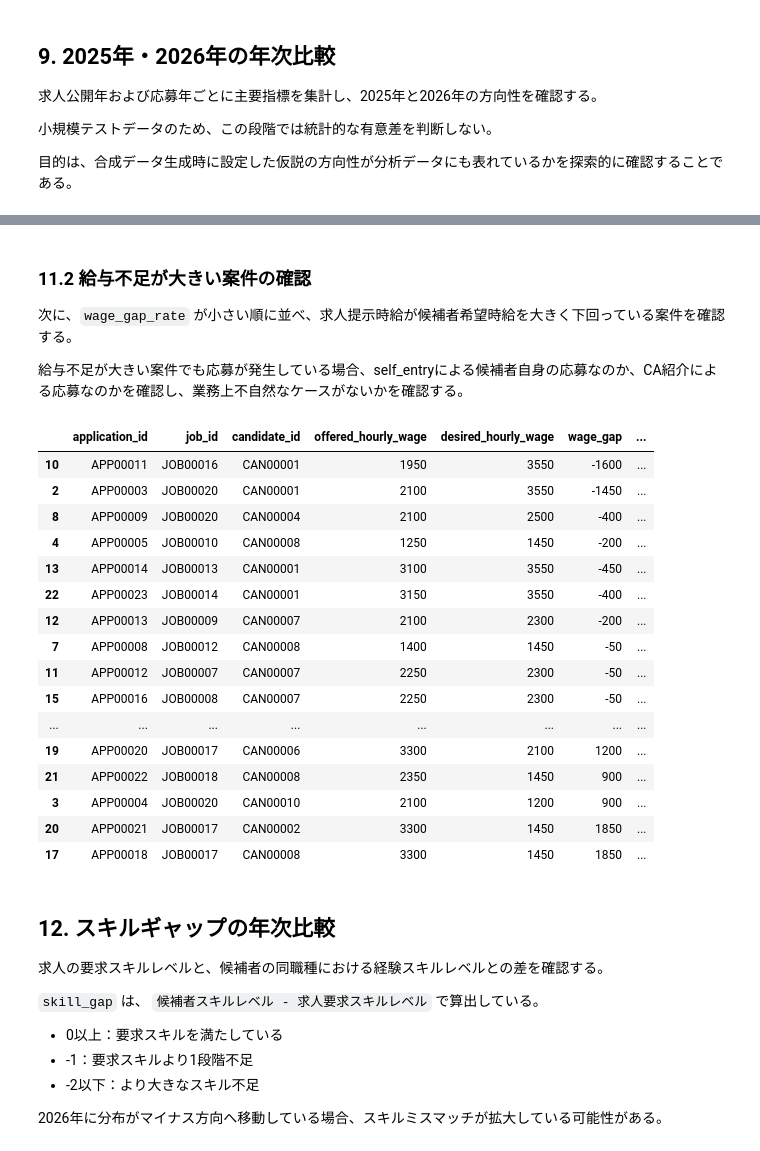
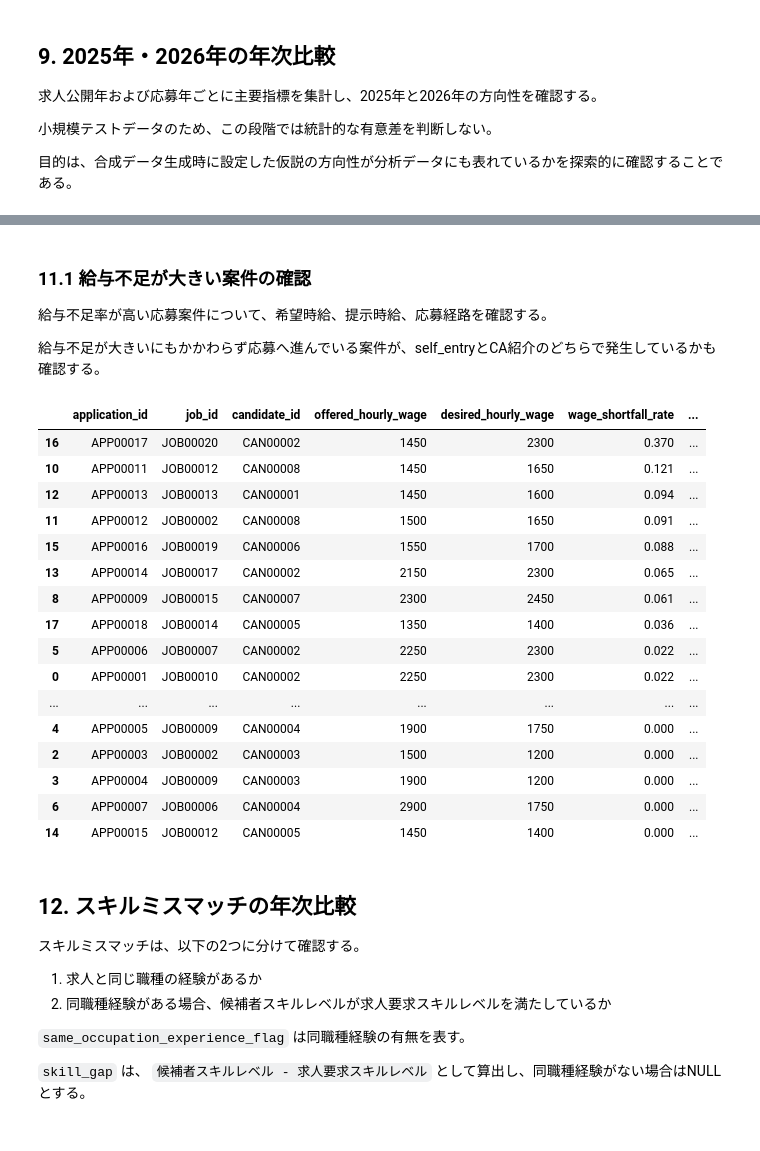
Before and after one commit to k-tomoe/recruitment-analytics-portfolio, a Jupyter notebook: notebooks/01_eda.ipynb, the cells around one changed output, grey strips where cells are left out. Drawn from its saved outputs; the diff is of its cells as text; code cells hidden in the pictures.

```diff
--- a/notebooks/01_eda.ipynb
+++ b/notebooks/01_eda.ipynb
@@ -631,51 +677,52 @@ application_df[
 # %% [markdown]
-### 11.2 給与不足が大きい案件の確認
-次に、`wage_gap_rate` が小さい順に並べ、求人提示時給が候補者希望時給を大きく下回っている案件を確認する。
+### 11.1 給与不足が大きい案件の確認
+給与不足率が高い応募案件について、希望時給、提示時給、応募経路を確認する。
 
-給与不足が大きい案件でも応募が発生している場合、self_entryによる候補者自身の応募なのか、CA紹介による応募なのかを確認し、業務上不自然なケースがないかを確認する。
+給与不足が大きいにもかかわらず応募へ進んでいる案件が、self_entryとCA紹介のどちらで発生しているかも確認する。
 # %%
 application_df[
     [
         "application_id",
         "job_id",
         "candidate_id",
         "offered_hourly_wage",
         "desired_hourly_wage",
-        "wage_gap",
-        "wage_gap_rate",
+        "wage_shortfall_rate",
+        "wage_requirement_met_flag",
         "application_source",
+        "application_status",
     ]
 ].sort_values(
-    "wage_gap_rate"
+    "wage_shortfall_rate",
+    ascending=False,
 )
 # %% [output]
-|  | application_id | job_id | candidate_id | offered_hourly_wage | desired_hourly_wage | wage_gap | ... |
-| 10 | APP00011 | JOB00016 | CAN00001 | 1950 | 3550 | -1600 | ... |
-| 2 | APP00003 | JOB00020 | CAN00001 | 2100 | 3550 | -1450 | ... |
-| 8 | APP00009 | JOB00020 | CAN00004 | 2100 | 2500 | -400 | ... |
-| 4 | APP00005 | JOB00010 | CAN00008 | 1250 | 1450 | -200 | ... |
-| 13 | APP00014 | JOB00013 | CAN00001 | 3100 | 3550 | -450 | ... |
-| 22 | APP00023 | JOB00014 | CAN00001 | 3150 | 3550 | -400 | ... |
-| 12 | APP00013 | JOB00009 | CAN00007 | 2100 | 2300 | -200 | ... |
-| 7 | APP00008 | JOB00012 | CAN00008 | 1400 | 1450 | -50 | ... |
-| 11 | APP00012 | JOB00007 | CAN00007 | 2250 | 2300 | -50 | ... |
-| 15 | APP00016 | JOB00008 | CAN00007 | 2250 | 2300 | -50 | ... |
+|  | application_id | job_id | candidate_id | offered_hourly_wage | desired_hourly_wage | wage_shortfall_rate | ... |
+| 16 | APP00017 | JOB00020 | CAN00002 | 1450 | 2300 | 0.370 | ... |
+| 10 | APP00011 | JOB00012 | CAN00008 | 1450 | 1650 | 0.121 | ... |
+| 12 | APP00013 | JOB00013 | CAN00001 | 1450 | 1600 | 0.094 | ... |
+| 11 | APP00012 | JOB00002 | CAN00008 | 1500 | 1650 | 0.091 | ... |
+| 15 | APP00016 | JOB00019 | CAN00006 | 1550 | 1700 | 0.088 | ... |
+| 13 | APP00014 | JOB00017 | CAN00002 | 2150 | 2300 | 0.065 | ... |
+| 8 | APP00009 | JOB00015 | CAN00007 | 2300 | 2450 | 0.061 | ... |
+| 17 | APP00018 | JOB00014 | CAN00005 | 1350 | 1400 | 0.036 | ... |
+| 5 | APP00006 | JOB00007 | CAN00002 | 2250 | 2300 | 0.022 | ... |
+| 0 | APP00001 | JOB00010 | CAN00002 | 2250 | 2300 | 0.022 | ... |
 | ... | ... | ... | ... | ... | ... | ... | ... |
-| 19 | APP00020 | JOB00017 | CAN00006 | 3300 | 2100 | 1200 | ... |
-| 21 | APP00022 | JOB00018 | CAN00008 | 2350 | 1450 | 900 | ... |
-| 3 | APP00004 | JOB00020 | CAN00010 | 2100 | 1200 | 900 | ... |
-| 20 | APP00021 | JOB00017 | CAN00002 | 3300 | 1450 | 1850 | ... |
-| 17 | APP00018 | JOB00017 | CAN00008 | 3300 | 1450 | 1850 | ... |
+| 4 | APP00005 | JOB00009 | CAN00004 | 1900 | 1750 | 0.000 | ... |
+| 2 | APP00003 | JOB00002 | CAN00003 | 1500 | 1200 | 0.000 | ... |
+| 3 | APP00004 | JOB00009 | CAN00003 | 1900 | 1200 | 0.000 | ... |
+| 6 | APP00007 | JOB00006 | CAN00004 | 2900 | 1750 | 0.000 | ... |
+| 14 | APP00015 | JOB00012 | CAN00005 | 1450 | 1400 | 0.000 | ... |
 # %% [markdown]
-## 12. スキルギャップの年次比較
-求人の要求スキルレベルと、候補者の同職種における経験スキルレベルとの差を確認する。
+## 12. スキルミスマッチの年次比較
+スキルミスマッチは、以下の2つに分けて確認する。
+
+1. 求人と同じ職種の経験があるか
+2. 同職種経験がある場合、候補者スキルレベルが求人要求スキルレベルを満たしているか
+
+`same_occupation_experience_flag` は同職種経験の有無を表す。
 
 `skill_gap` は、
 `候補者スキルレベル - 求人要求スキルレベル`
-で算出している。
-
-- 0以上：要求スキルを満たしている
-- -1：要求スキルより1段階不足
-- -2以下：より大きなスキル不足
-
-2026年に分布がマイナス方向へ移動している場合、スキルミスマッチが拡大している可能性がある。
+として算出し、同職種経験がない場合はNULLとする。
```
Also changed, not shown: parts of 61 cells of this notebook.
